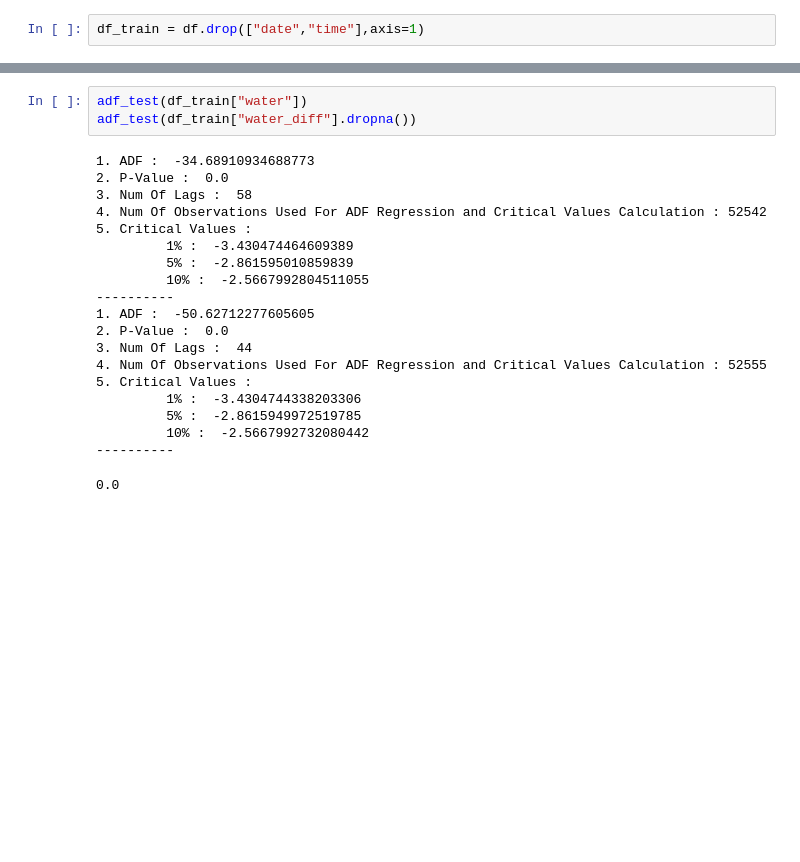
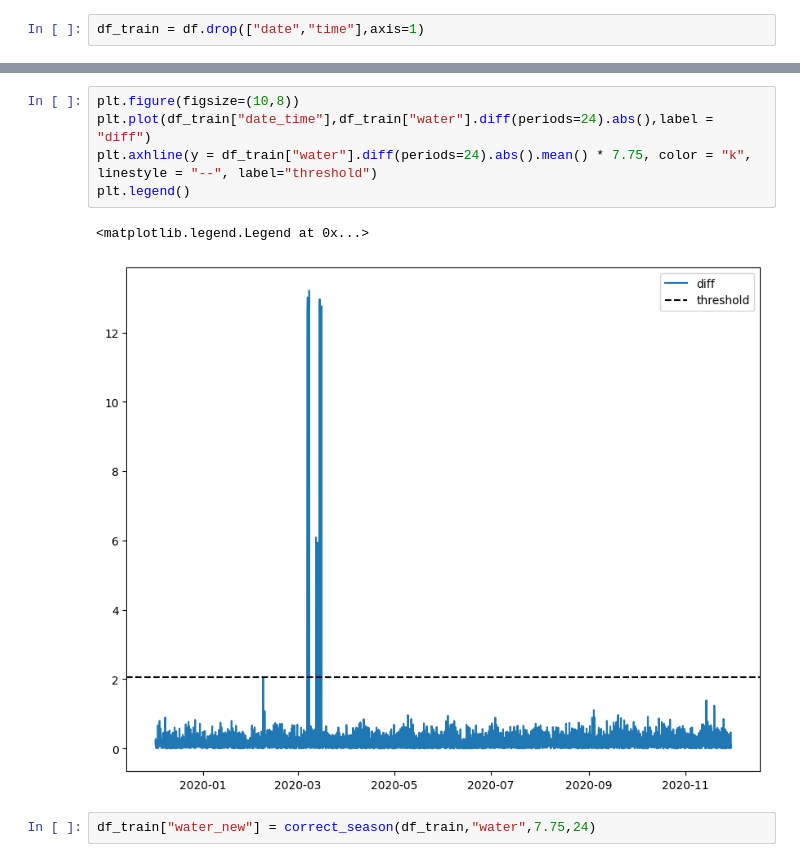
Before and after one commit to tanaponwet/salinity-predictive-system, a Jupyter notebook: water.ipynb, the cells around one changed output, grey strips where cells are left out. Saved outputs shown, nothing was run; the diff lists cells and outputs as text; blank space fills up the shorter version.

Commit message:
correction v1

```diff
--- a/water.ipynb
+++ b/water.ipynb
@@ -61,23 +119,10 @@ plt.legend()
-# %%
-adf_test(df_train["water"])
-adf_test(df_train["water_diff"].dropna())
-# %% [output]
-1. ADF :  -34.68910934688773
-2. P-Value :  0.0
-3. Num Of Lags :  58
-4. Num Of Observations Used For ADF Regression and Critical Values Calculation : 52542
-5. Critical Values :
-         1% :  -3.430474464609389
-         5% :  -2.861595010859839
-         10% :  -2.5667992804511055
-----------
-1. ADF :  -50.62712277605605
-2. P-Value :  0.0
-3. Num Of Lags :  44
-4. Num Of Observations Used For ADF Regression and Critical Values Calculation : 52555
-5. Critical Values :
-         1% :  -3.4304744338203306
-         5% :  -2.8615949972519785
-         10% :  -2.5667992732080442
-----------
-0.0
+# %%
+plt.figure(figsize=(10,8))
+plt.plot(df_train["date_time"],df_train["water"].diff(periods=24).abs(),label = "diff")
+plt.axhline(y = df_train["water"].diff(periods=24).abs().mean() * 7.75, color = "k", linestyle = "--", label="threshold")
+plt.legend()
+# %% [output]
+<matplotlib.legend.Legend at 0x...>
+[figure, added]
+# %%
+df_train["water_new"] = correct_season(df_train,"water",7.75,24)
```
Also changed, not shown: parts of 15 cells of this notebook, 6 other files.
